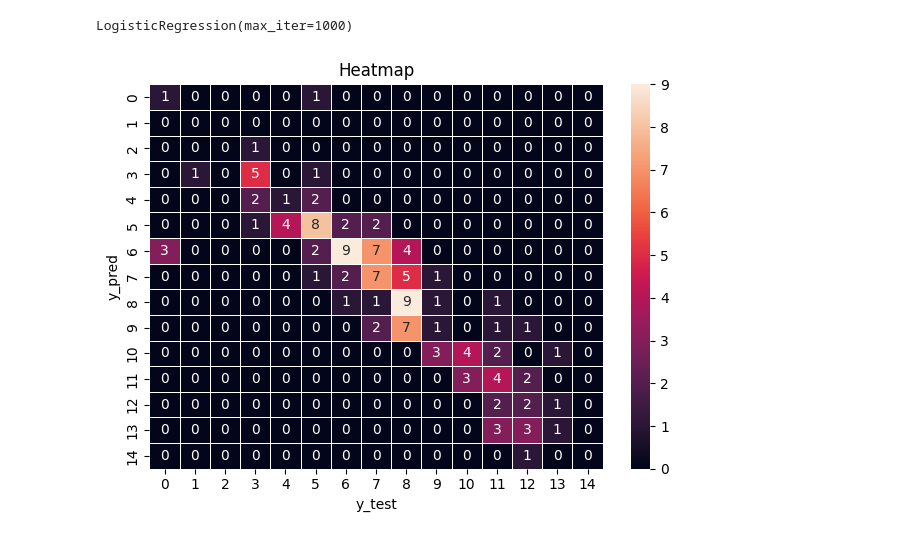
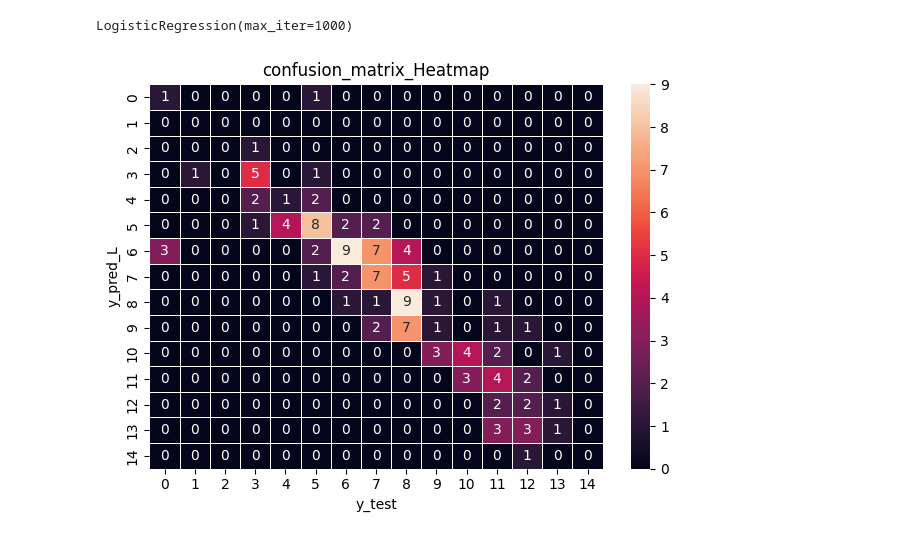
Before and after one commit to Seetharamanrs/Student_performance_analysis, a Jupyter notebook: Eda-analysis/student.ipynb, the cells around one changed output. Saved outputs shown, nothing was run; the diff lists cells and outputs as text; code cells hidden in the pictures.

```diff
--- a/Eda-analysis/student.ipynb
+++ b/Eda-analysis/student.ipynb
@@ -233,15 +251,15 @@ Please also refer to the documentation for alternative solver options:
   n_iter_i = _check_optimize_result(
 LogisticRegression(max_iter=1000)
 # %%
-y_pred=model_X.predict(X_test)
+y_pred_L=model_X.predict(X_test)
 # %%
-c_m=confusion_matrix(y_test, y_pred)
+c_m=confusion_matrix(y_test, y_pred_L)
 sns.heatmap(c_m,linewidths=.5,annot=True)
-plt.title("Heatmap")
+plt.title("confusion_matrix_Heatmap")
 plt.xlabel("y_test")
-plt.ylabel("y_pred")
+plt.ylabel("y_pred_L")
 plt.tight_layout()
 plt.show()
 # %% [output]
-[figure, old version]
+[figure, new version]
 # %%
```
Also changed, not shown: parts of 7 cells of this notebook.
